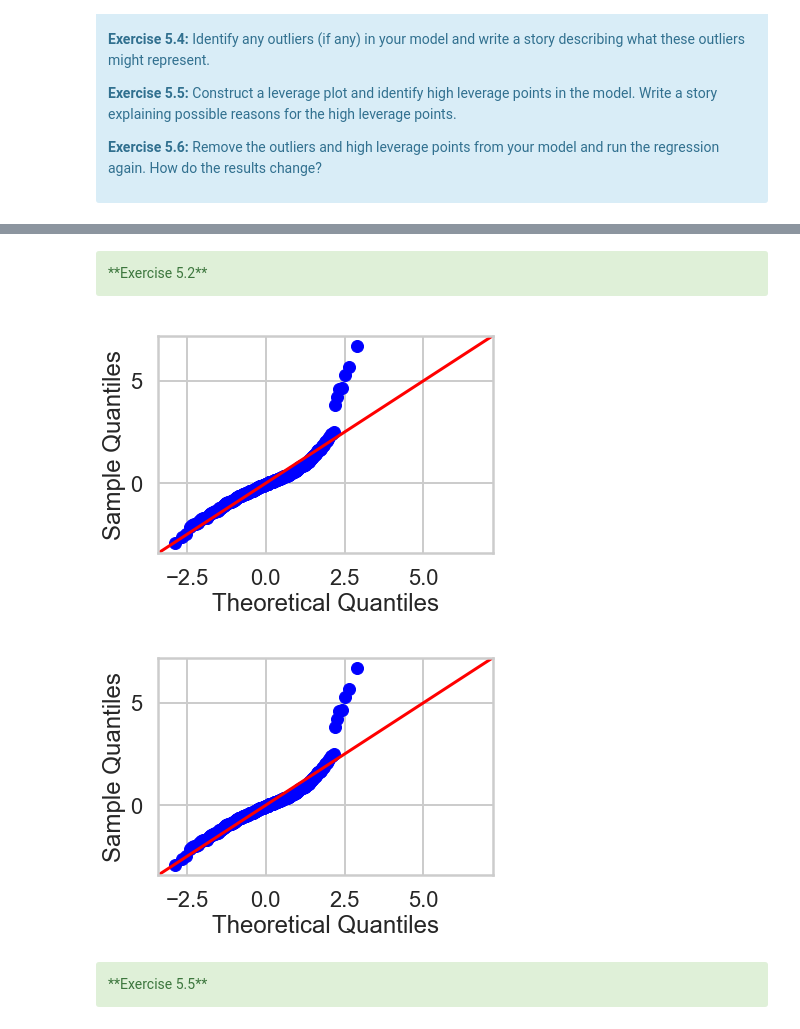
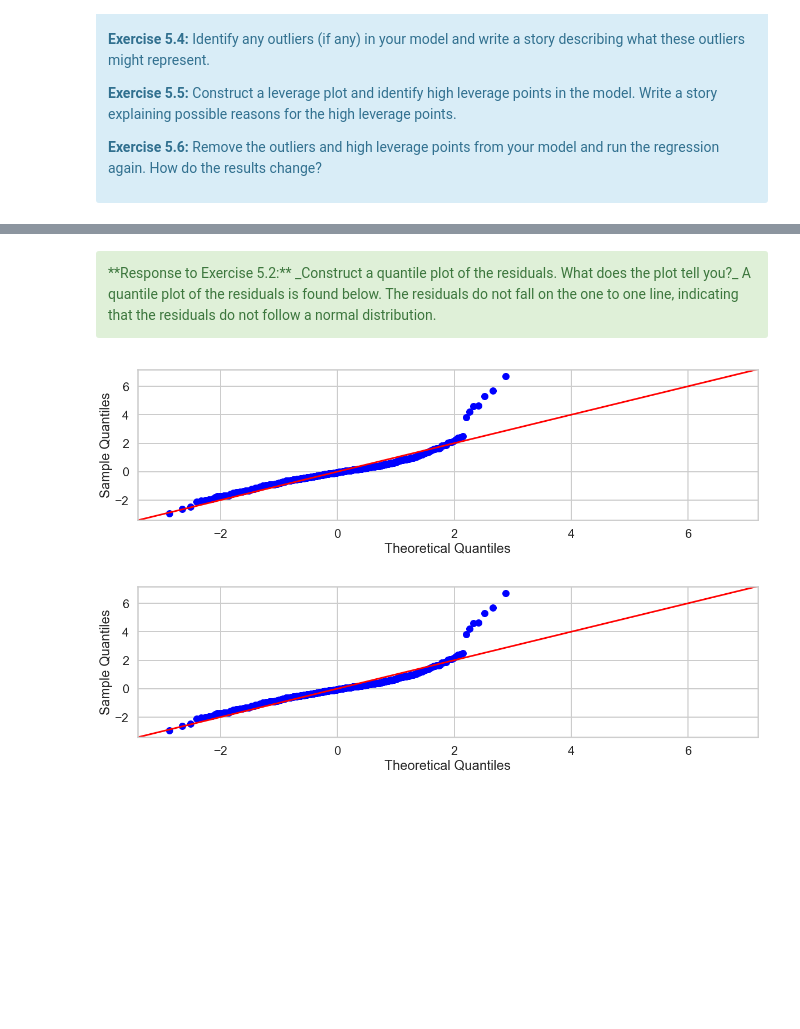
Before and after one commit to dustinrapp/Capstone_Springboard_Intermediate_Python, a Jupyter notebook: Assignments/Mini_Project_Linear_Regression_dr.ipynb, the cells around one changed output, grey strips where cells are left out. Saved outputs shown, nothing was run; the diff lists cells and outputs as text; code cells hidden in the pictures; blank space fills up the shorter version.

```diff
--- a/Assignments/Mini_Project_Linear_Regression_dr.ipynb
+++ b/Assignments/Mini_Project_Linear_Regression_dr.ipynb
@@ -1001,14 +1056,13 @@ Warnings:
 [1] Standard Errors assume that the covariance matrix of the errors is correctly specified.
 Text(0,0.5,'Residuals')
 [figure]
-# %% [markdown]
-</div> <div class="alert alert-block alert-success">
-**Exercise 5.2**
+# %% [markdown]
+</div> <div class="alert alert-block alert-success">
+**Response to Exercise 5.2:** _Construct a quantile plot of the residuals. What does the plot tell you?_
+A quantile plot of the residuals is found below.  The residuals do not fall on the one to one line, indicating that the residuals do not follow a normal distribution.
 # %%
-sm.qqplot(fitted.resid, fit = True, line = '45')  #, fit=True, line = '45')
+fig, ax = plt.subplots(figsize=(20, 5))
+sm.qqplot(fitted.resid, fit = True, line = '45', ax = ax)  #, fit=True, line = '45')
 # %% [output]
-[figure, old version]
+[figure, new version]
-[figure, old version]
+[figure, new version]
-# %% [markdown]
-</div> <div class="alert alert-block alert-success">
-**Exercise 5.5**
```
Also changed, not shown: parts of 41 cells of this notebook, 3 other files.
